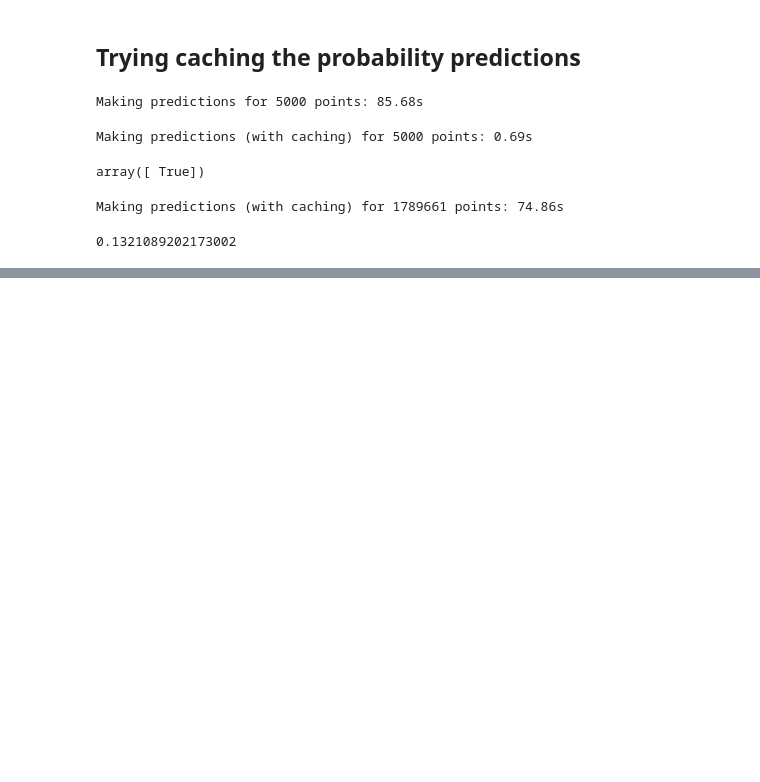
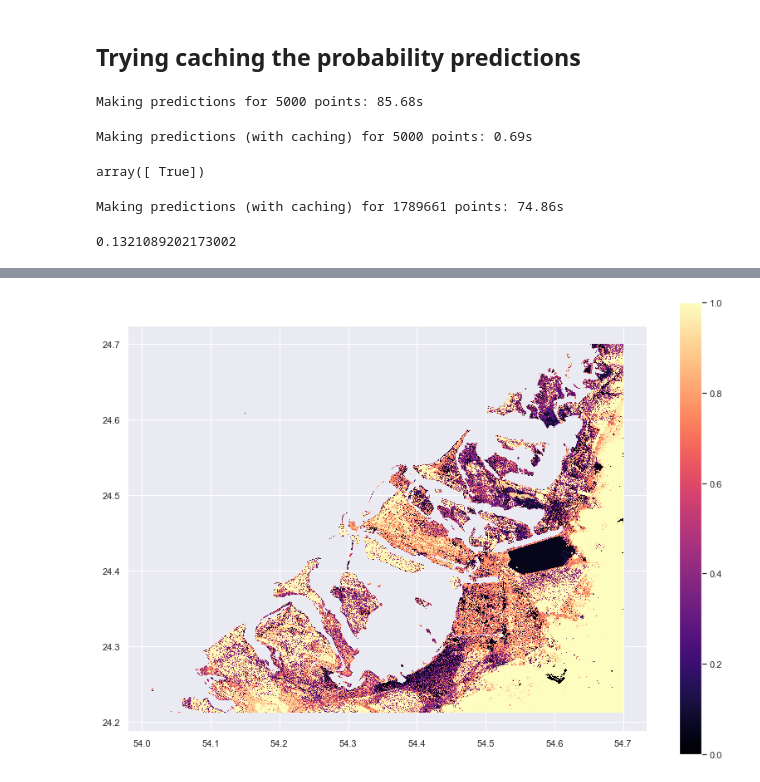
Before and after one commit to sashanksilwal/CRSLR, a Jupyter notebook: Ngoc/Training/Training data.ipynb, the cells around one changed output, grey strips where cells are left out. Cells and saved outputs as stored; diff of their text form; code cells hidden in the pictures; blank space fills up the shorter version.

```diff
--- a/Ngoc/Training/Training data.ipynb
+++ b/Ngoc/Training/Training data.ipynb
@@ -489,0 +558,14 @@ mean_absolute_error(cr0['CR_1'], prob_preds_cache['CR_1'])
+# %%
+model_5 = BayesianModel([('SLR', 'AE'),
+                       ('VLM', 'AE'),
+                       ('E', 'AE'),
+                       ('E', 'LC'),
+                       ('LC', 'CR'),
+                       ('AE', 'CR')])
+# %%
+model_5.fit(s5, estimator=BayesianEstimator, prior_type="BDeu")
+# %%
+t = time()
+n = habitat_new.shape[0]
+s5_pred = predict_prob_caching(model_5, scenarios_encoded[5][:n])
+print(f"Making predictions (with caching) for {n} points: %.2fs" % (time() - t))
@@ -489,0 +578,2 @@ mean_absolute_error(cr0['CR_1'], prob_preds_cache['CR_1'])
+# %%
+s5_geo['CR_1_preds'] = s5_pred.CR_1
@@ -489,0 +602,8 @@ mean_absolute_error(cr0['CR_1'], prob_preds_cache['CR_1'])
+# %%
+f, ax = plt.subplots(1, 1, figsize=(14, 10))
+ax = s5_geo.plot(column='CR_1_labels', ax=ax, legend=True, cmap='magma', edgecolor="face", linewidth=0.)
+# leg = ax.get_legend()
+# leg.set_bbox_to_anchor((1.25, 1))
+plt.show()
+# %% [output]
+[figure, added]
```
Also changed, not shown: parts of 39 cells of this notebook.
